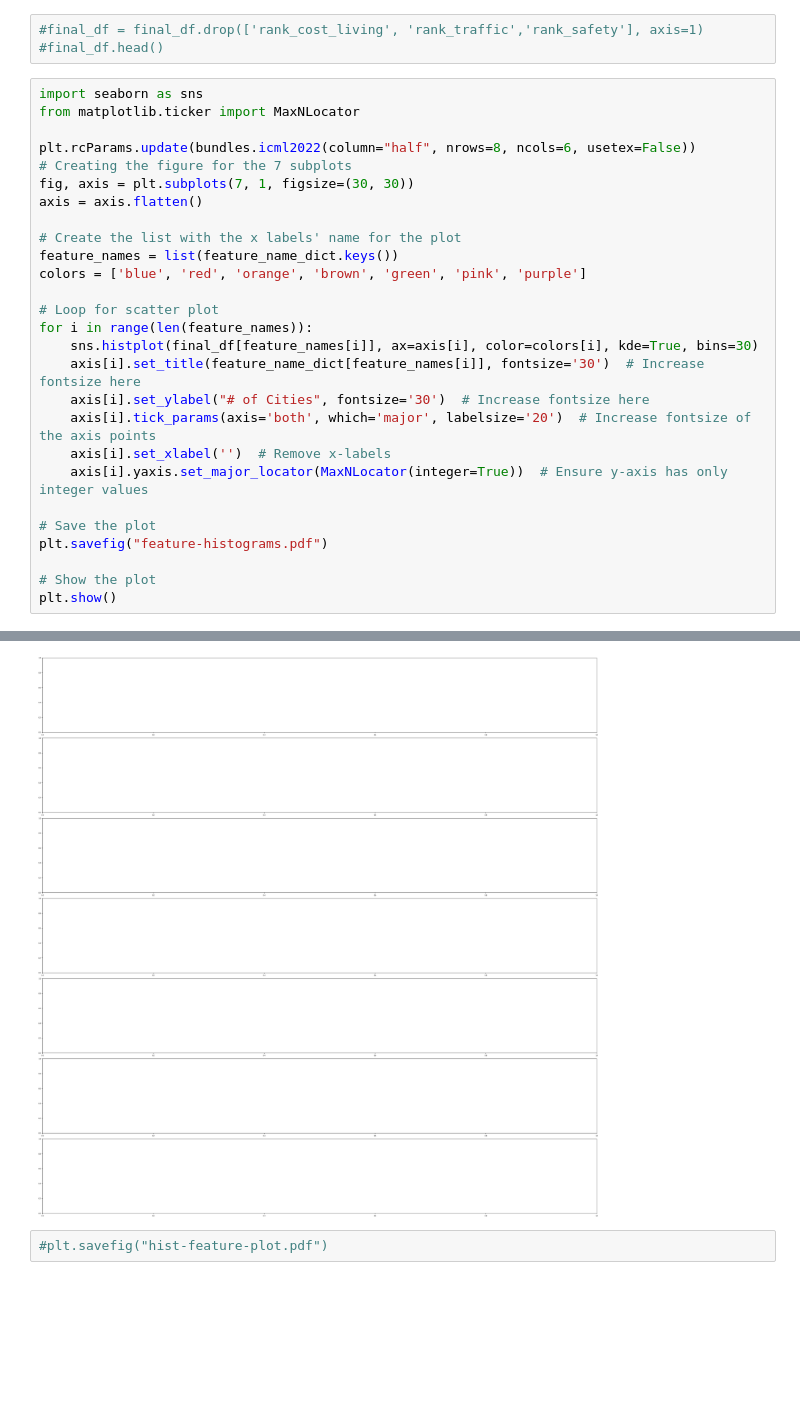
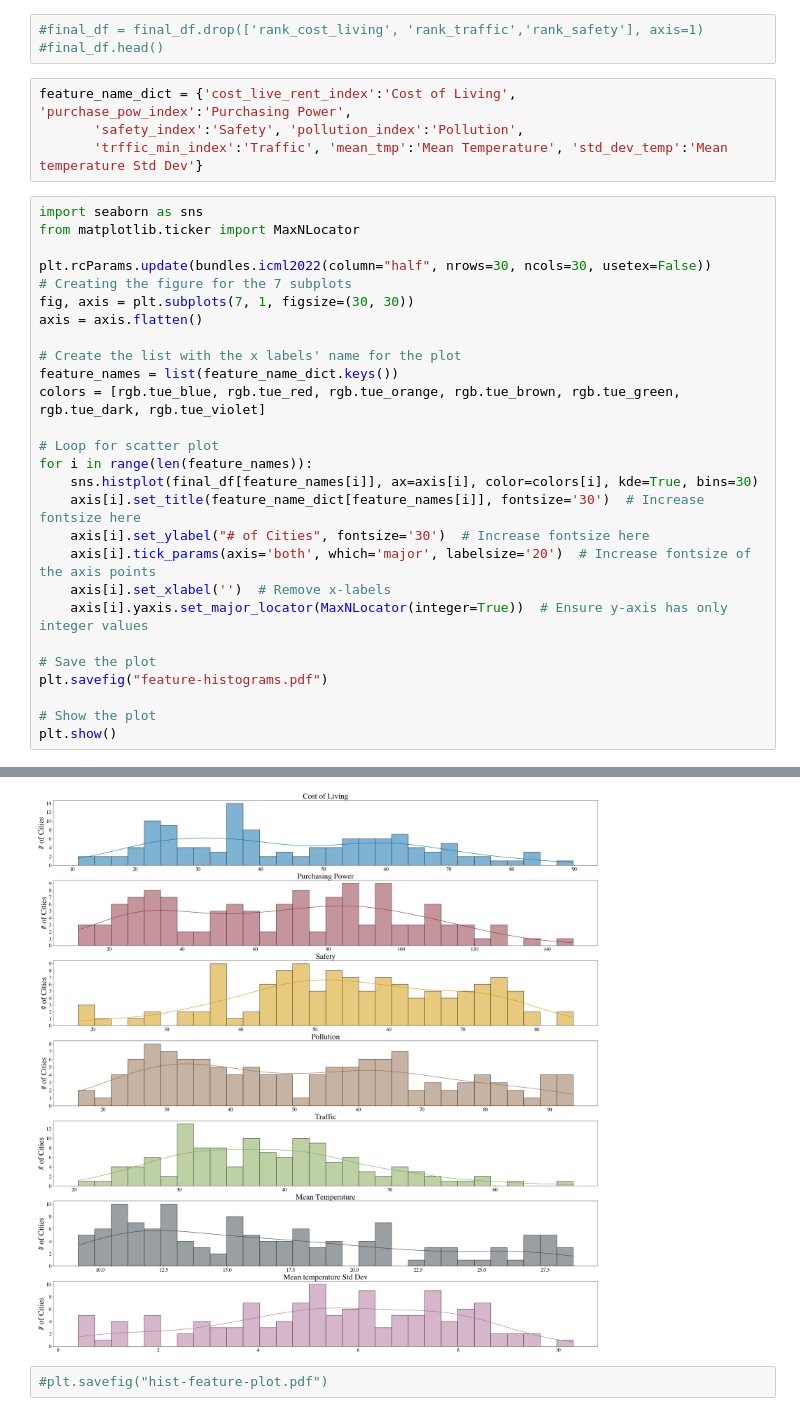
Before and after one commit to kayoooon1/city-recsys, a Jupyter notebook: Modelling/model-first-draft_method_ranking.ipynb, the cells around one changed output, grey strips where cells are left out. Cells and saved outputs as stored; diff of their text form; blank space fills up the shorter version.

Commit message:
27/01/2024: Revised the plots

```diff
--- a/Modelling/model-first-draft_method_ranking.ipynb
+++ b/Modelling/model-first-draft_method_ranking.ipynb
@@ -37,18 +37,22 @@ Index(['city_ascii', 'cost_live_rent_index', 'purchase_pow_index', 'country',
 # %%
 #final_df = final_df.drop(['rank_cost_living', 'rank_traffic','rank_safety'], axis=1)
 #final_df.head()
+# %%
+feature_name_dict = {'cost_live_rent_index':'Cost of Living', 'purchase_pow_index':'Purchasing Power',
+       'safety_index':'Safety', 'pollution_index':'Pollution',
+       'trffic_min_index':'Traffic', 'mean_tmp':'Mean Temperature', 'std_dev_temp':'Mean temperature Std Dev'}
 # %%
 import seaborn as sns
 from matplotlib.ticker import MaxNLocator
 
-plt.rcParams.update(bundles.icml2022(column="half", nrows=8, ncols=6, usetex=False))
+plt.rcParams.update(bundles.icml2022(column="half", nrows=30, ncols=30, usetex=False))
 # Creating the figure for the 7 subplots
 fig, axis = plt.subplots(7, 1, figsize=(30, 30))
 axis = axis.flatten()
 
 # Create the list with the x labels' name for the plot
 feature_names = list(feature_name_dict.keys())
-colors = ['blue', 'red', 'orange', 'brown', 'green', 'pink', 'purple']
+colors = [rgb.tue_blue, rgb.tue_red, rgb.tue_orange, rgb.tue_brown, rgb.tue_green, rgb.tue_dark, rgb.tue_violet]
 
 # Loop for scatter plot
 for i in range(len(feature_names)):
@@ -86,4 +72,4 @@ findfont: Generic family 'serif' not found because none of the following familie
-[figure, old version]
+[figure, new version]
 # %%
 #plt.savefig("hist-feature-plot.pdf")
 # %%
```
Also changed, not shown: parts of 1 cell of this notebook, 10 other files.
